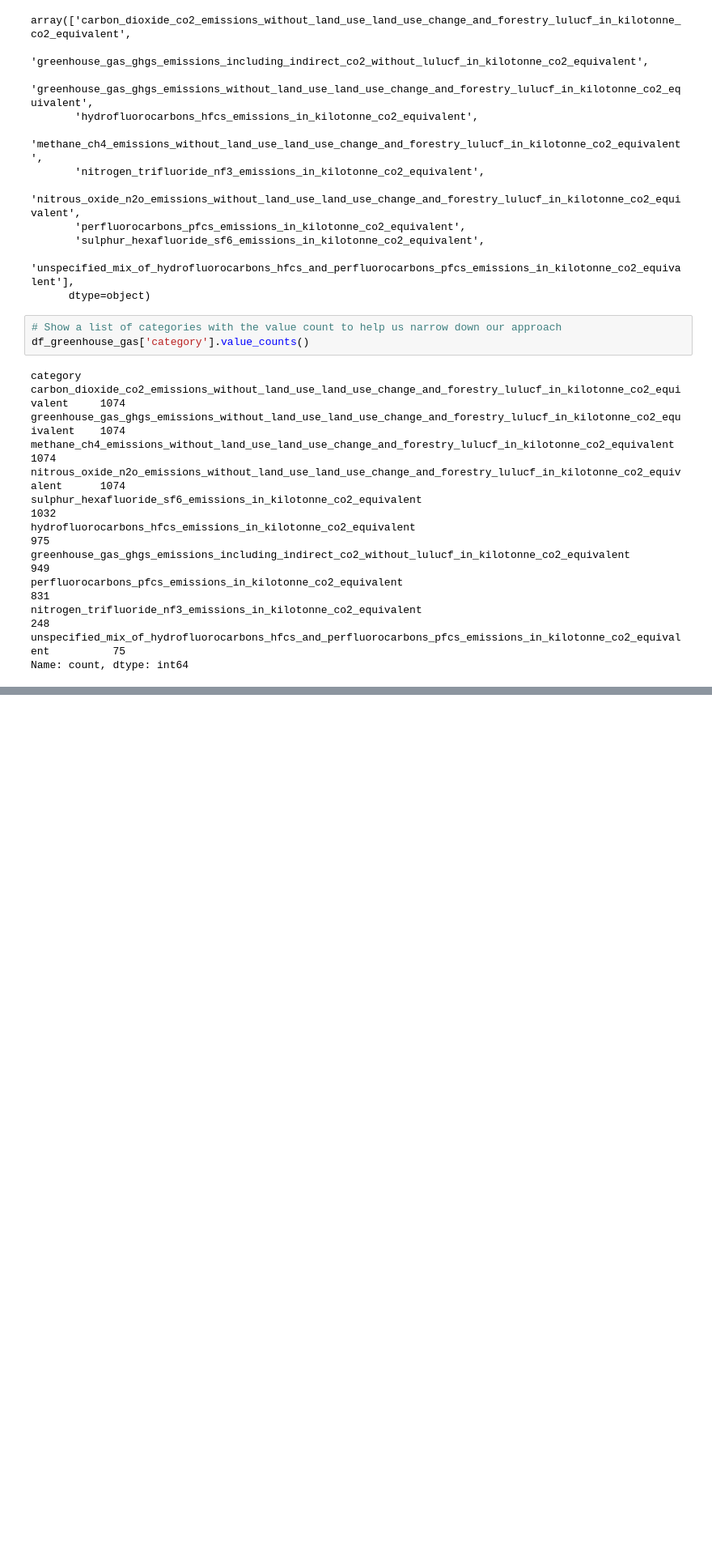
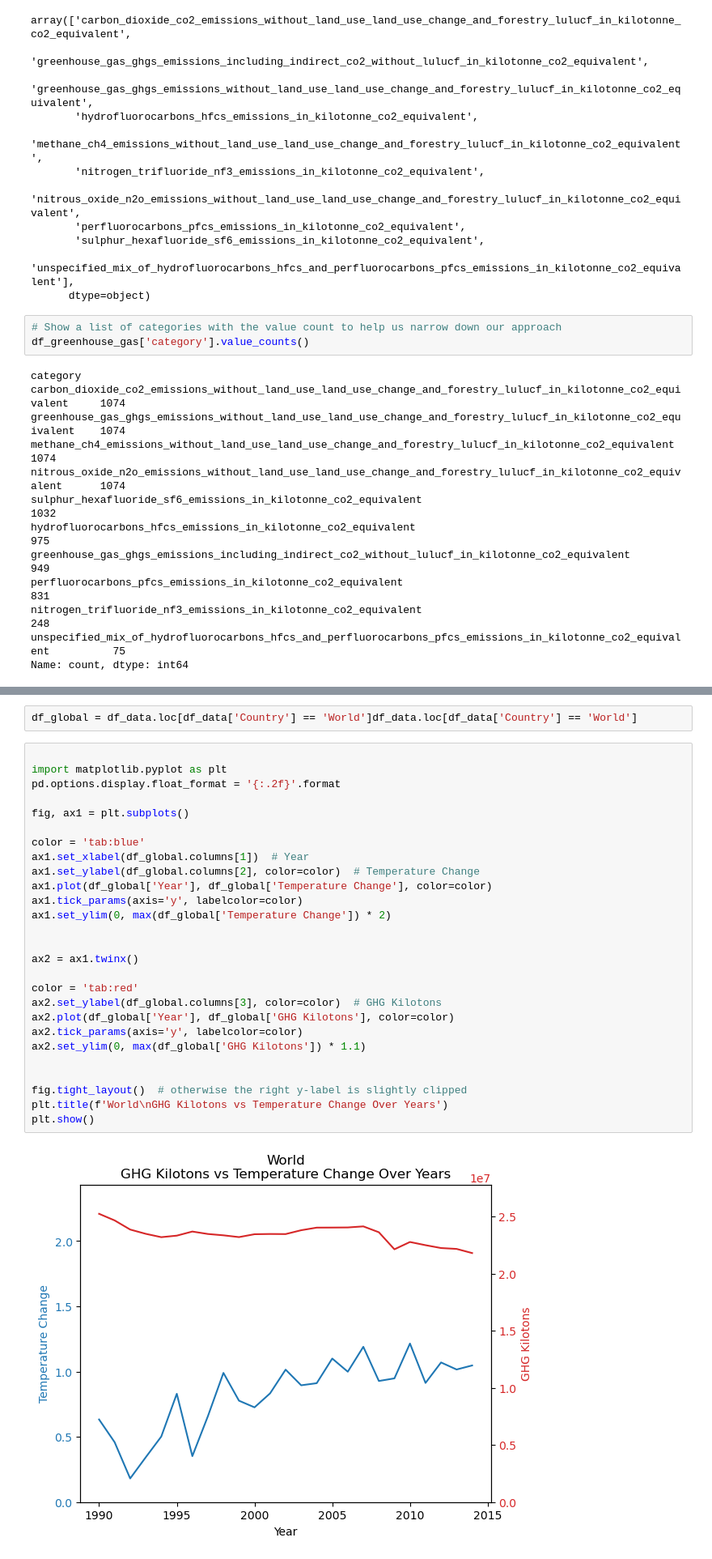
Before and after one commit to LaserLon/EDA, a Jupyter notebook: Project/EDA.ipynb, the cells around one changed output, grey strips where cells are left out. Shown at 81% size. Saved outputs shown, nothing was run; the diff lists cells and outputs as text; blank space fills up the shorter version.

```diff
--- a/Project/EDA.ipynb
+++ b/Project/EDA.ipynb
@@ -460,0 +520,31 @@ df_data.head()
+# %%
+df_global = df_data.loc[df_data['Country'] == 'World']df_data.loc[df_data['Country'] == 'World']
+# %%
+
+import matplotlib.pyplot as plt
+pd.options.display.float_format = '{:.2f}'.format
+
+fig, ax1 = plt.subplots()
+
+color = 'tab:blue'
+ax1.set_xlabel(df_global.columns[1])  # Year
+ax1.set_ylabel(df_global.columns[2], color=color)  # Temperature Change
+ax1.plot(df_global['Year'], df_global['Temperature Change'], color=color)
+ax1.tick_params(axis='y', labelcolor=color)
+ax1.set_ylim(0, max(df_global['Temperature Change']) * 2)
+
+
+ax2 = ax1.twinx()
+
+color = 'tab:red'
+ax2.set_ylabel(df_global.columns[3], color=color)  # GHG Kilotons
+ax2.plot(df_global['Year'], df_global['GHG Kilotons'], color=color)
+ax2.tick_params(axis='y', labelcolor=color)
+ax2.set_ylim(0, max(df_global['GHG Kilotons']) * 1.1)
+
+
+fig.tight_layout()  # otherwise the right y-label is slightly clipped
+plt.title(f'World\nGHG Kilotons vs Temperature Change Over Years')
+plt.show()
+# %% [output]
+[figure, added]
```
Also changed, not shown: parts of 37 cells of this notebook, 1 other file.
